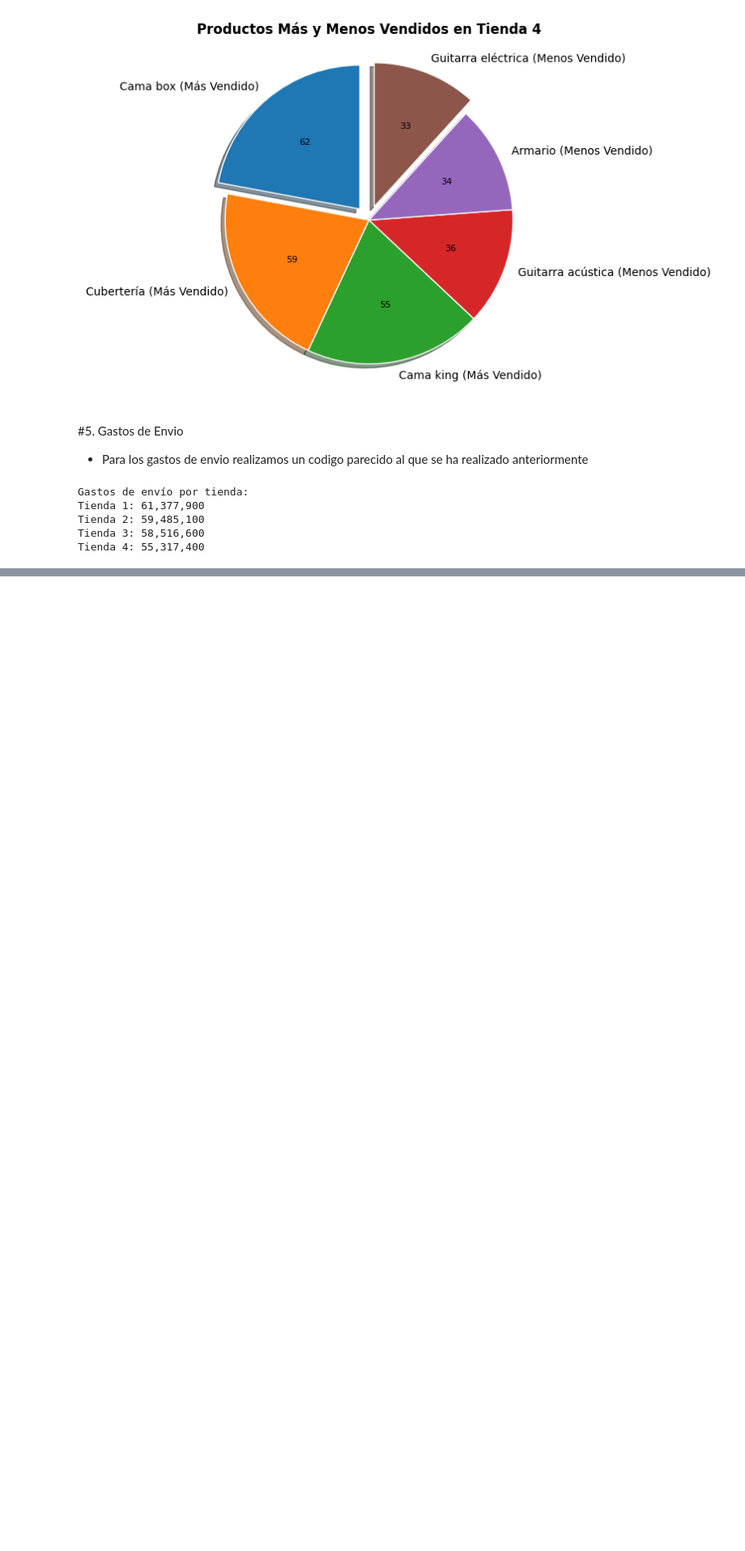
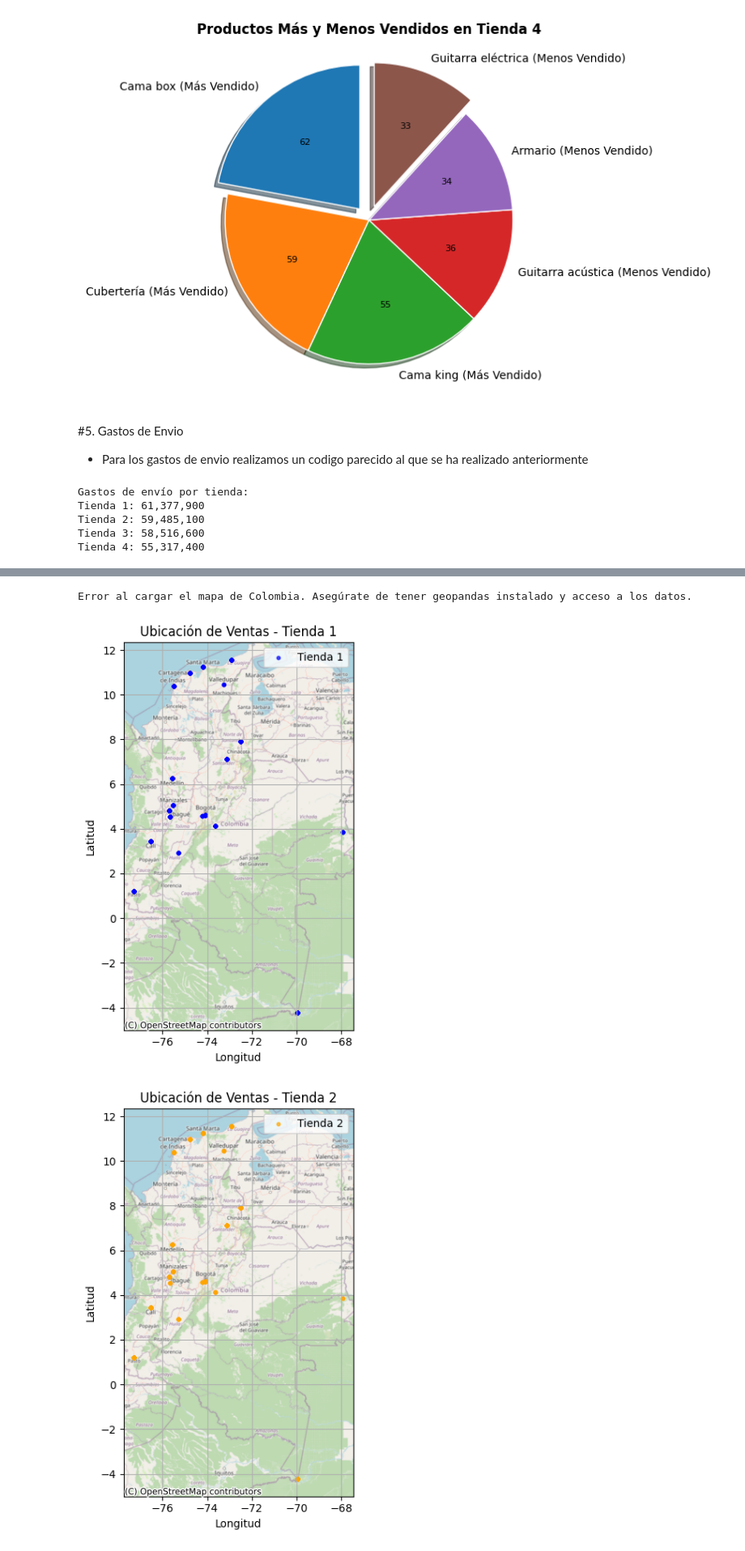
Before and after one commit to RafaelRomeroTechDev/Challenge_Alura_Store, a Jupyter notebook: Challenge_Alura_Store_Rafael_Romero.ipynb, the cells around one changed output, grey strips where cells are left out. Shown at 81% size. Drawn from its saved outputs; the diff is of its cells as text; code cells hidden in the pictures; blank space fills up the shorter version.

```diff
--- a/Challenge_Alura_Store_Rafael_Romero.ipynb
+++ b/Challenge_Alura_Store_Rafael_Romero.ipynb
@@ -832,0 +856,59 @@ plt.show()
+# %%
+import pandas as pd
+import matplotlib.pyplot as plt
+import geopandas
+
+# Agregar una columna para identificar la tienda
+tienda1['Tienda'] = 'Tienda 1'
+tienda2['Tienda'] = 'Tienda 2'
+tienda3['Tienda'] = 'Tienda 3'
+tienda4['Tienda'] = 'Tienda 4'
+
+# Concatenar los DataFrames en uno solo
+tiendas = pd.concat([tienda1, tienda2, tienda3, tienda4])
+
+# Crear un GeoDataFrame a partir del DataFrame de tiendas
+geometry = geopandas.points_from_xy(tiendas['lon'], tiendas['lat'])
+tiendas_geo = geopandas.GeoDataFrame(tiendas, geometry=geometry, crs="EPSG:4326")  # WGS 84
+
+# Obtener el mapa de Colombia
+try:
+    colombia = geopandas.read_file(geopandas.datasets.get_path('naturalearth_lowres'))
+    colombia = colombia[colombia['name'] == 'Colombia']
+    colombia = colombia.to_crs("EPSG:4326")
+except:
+    print("Error al cargar el mapa de Colombia. Asegúrate de tener geopandas instalado y acceso a los datos.")
+    colombia = None
+
+# Crear un gráfico de dispersión para cada tienda
+for nombre_tienda, color in [('Tienda 1', 'blue'), ('Tienda 2', 'orange'), ('Tienda 3', 'green'), ('Tienda 4', 'red')]:
+    fig, ax = plt.subplots(figsize=(8, 6))  # Tamaño de la figura para cada gráfico
+
+    if colombia is not None:
+        # Graficar el mapa de Colombia
+        colombia.plot(ax=ax, color='lightgray', alpha=0.7)
+
+    data_tienda = tiendas_geo[tiendas_geo['Tienda'] == nombre_tienda]
+    # Graficar las ubicaciones de las tiendas
+    data_tienda.plot(ax=ax, color=color, marker='o', label=nombre_tienda, alpha=0.7, markersize=10)
+
+    # Agregar un título específico para cada tienda
+    ax.set_title(f'Ubicación de Ventas - {nombre_tienda}')
+    ax.set_xlabel('Longitud')
+    ax.set_ylabel('Latitud')
+    ax.legend()
+    ax.grid(True)
+
+    # Agregar contexto espacial con un mapa base de web
+    try:
+        import contextily as ctx
+        ctx.add_basemap(ax, crs=data_tienda.crs.to_string(), source=ctx.providers.OpenStreetMap.Mapnik)
+    except ImportError:
+        print("contextily no está instalado, el mapa base no se mostrará. Instálalo con: pip install contextily")
+
+    plt.tight_layout()
+    plt.show()
+# %% [output]
+Error al cargar el mapa de Colombia. Asegúrate de tener geopandas instalado y acceso a los datos.
+[figure, added]
+[figure, added]
```
Also changed, not shown: parts of 6 cells of this notebook.
